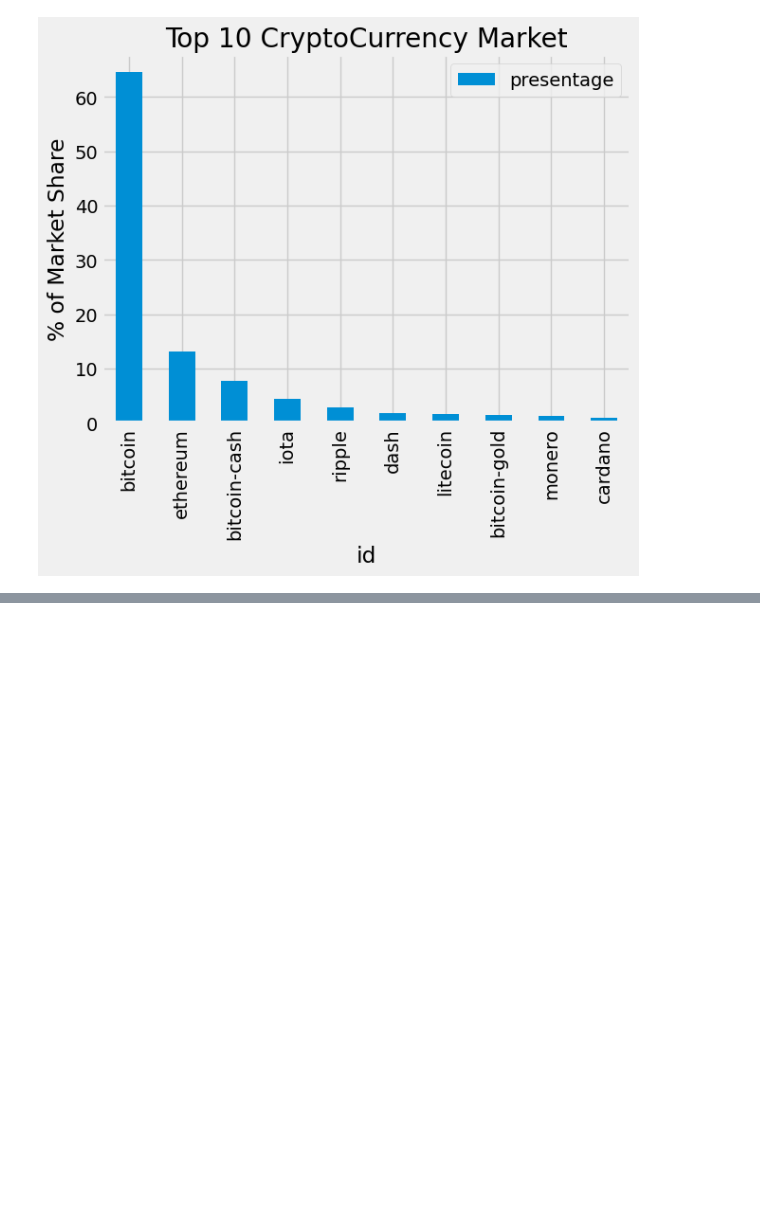
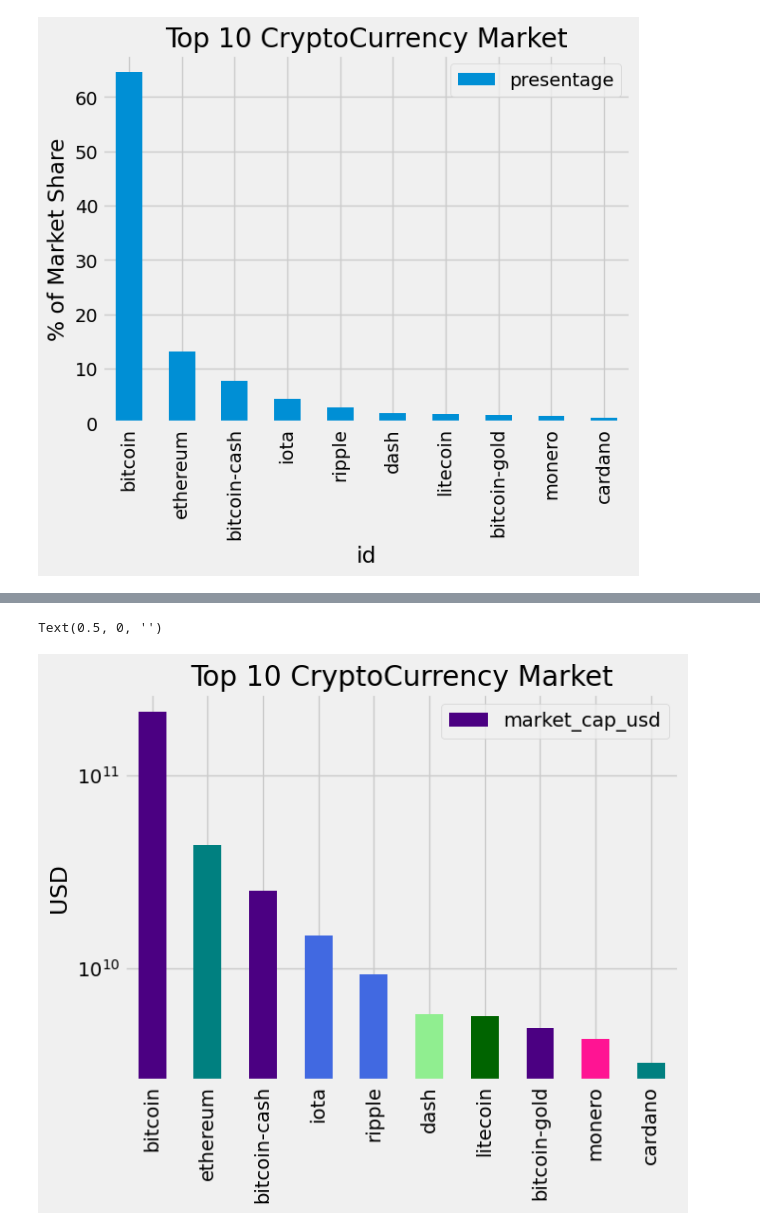
Before and after one commit to manthilaw/Python-Projects, a Jupyter notebook: Exploring_the_Bitcoin_Cryptocurrency_Market.ipynb, the cells around one changed output, grey strips where cells are left out. Cells and saved outputs as stored; diff of their text form; code cells hidden in the pictures; blank space fills up the shorter version.

```diff
--- a/Exploring_the_Bitcoin_Cryptocurrency_Market.ipynb
+++ b/Exploring_the_Bitcoin_Cryptocurrency_Market.ipynb
@@ -114,0 +125,9 @@ Text(0, 0.5, '% of Market Share')
+# %%
+#Add colors for the bar plot
+colors = ['indigo','teal','indigo','royalblue','royalblue','lightgreen','darkgreen','indigo','deeppink','teal']
+chart2 = largest_10_with_presentage.plot.bar(x='id',y='market_cap_usd',logy=True,color=colors,title=Top_Title)
+chart2.set_ylabel('USD')
+chart2.set_xlabel('')
+# %% [output]
+Text(0.5, 0, '')
+[figure, added]
```
Also changed, not shown: parts of 1 cell of this notebook.
